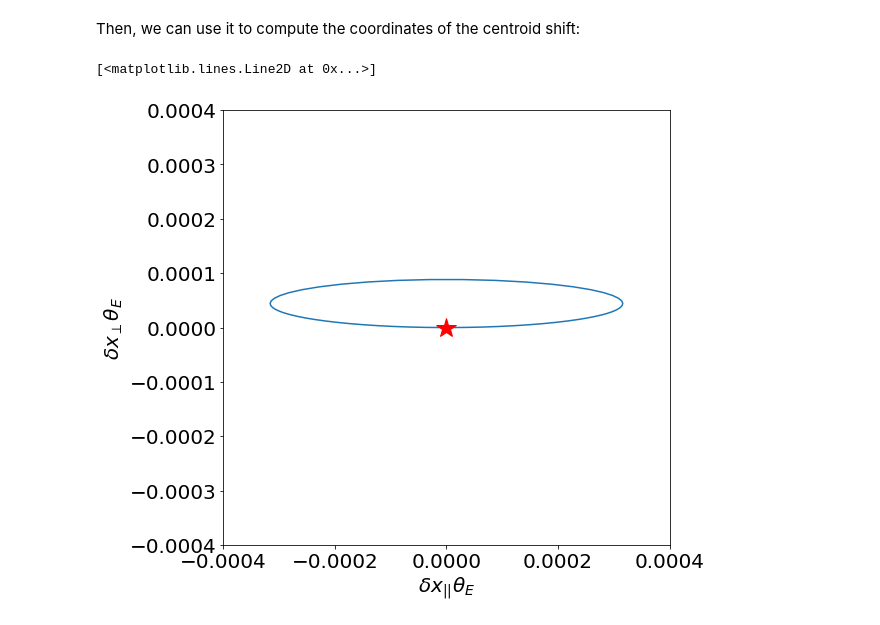
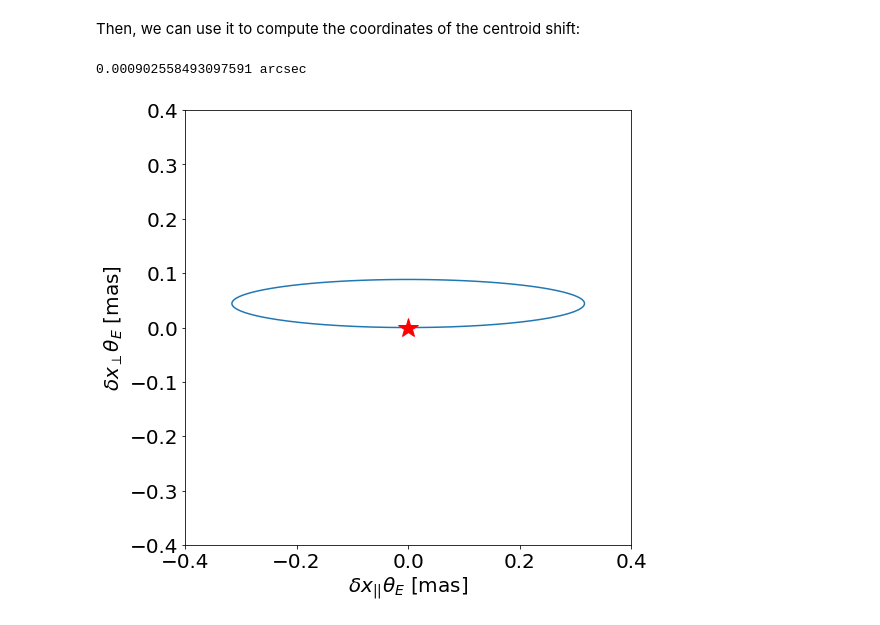
Before and after one commit to maxmen/LensingLectures, a Jupyter notebook: Notebooks/12_2018.ipynb, the cells around one changed output. Drawn from its saved outputs; the diff is of its cells as text; code cells hidden in the pictures.

```diff
--- a/Notebooks/12_2018.ipynb
+++ b/Notebooks/12_2018.ipynb
@@ -256,17 +256,21 @@ First, we add this function to the class:
 # %% [markdown]
 Then, we can use it to compute the coordinates of the centroid shift:
 # %%
-t=np.linspace(-5000,5000,1900)
+t=np.linspace(-5000,5000,5000)
 
 dxc1,dxc2=pl.deltaxc(t)
 fig,ax=plt.subplots(1,1,figsize=(8,8))
-ax.plot(dxc1*pl.EinsteinRadius(),dxc2*pl.EinsteinRadius())
-ax.set_xlim([-0.0004,0.0004])
-ax.set_ylim([-0.0004,0.0004])
+ax.plot(dxc1*pl.EinsteinRadius()*1000,dxc2*pl.EinsteinRadius()*1000)
+ax.set_xlim([-0.4,0.4])
+ax.set_ylim([-0.4,0.4])
 
-ax.set_xlabel(r'$\delta x_{||}\theta_E$',fontsize=20)
-ax.set_ylabel(r'$\delta x_\perp \theta_E$',fontsize=20)
+ax.set_xlabel(r'$\delta x_{||}\theta_E$ [mas]',fontsize=20)
+ax.set_ylabel(r'$\delta x_\perp \theta_E$ [mas]',fontsize=20)
 ax.plot([0.0],[0.0],'*',markersize=20,color='red')
+ax.xaxis.set_tick_params(labelsize=20)
+ax.yaxis.set_tick_params(labelsize=20)
+
+print (pl.EinsteinRadius())
 # %% [output]
-[<matplotlib.lines.Line2D at 0x...>]
+0.000902558493097591 arcsec
-[figure, old version]
+[figure, new version]
```
Also changed, not shown: parts of 14 cells of this notebook, 10 other files.
